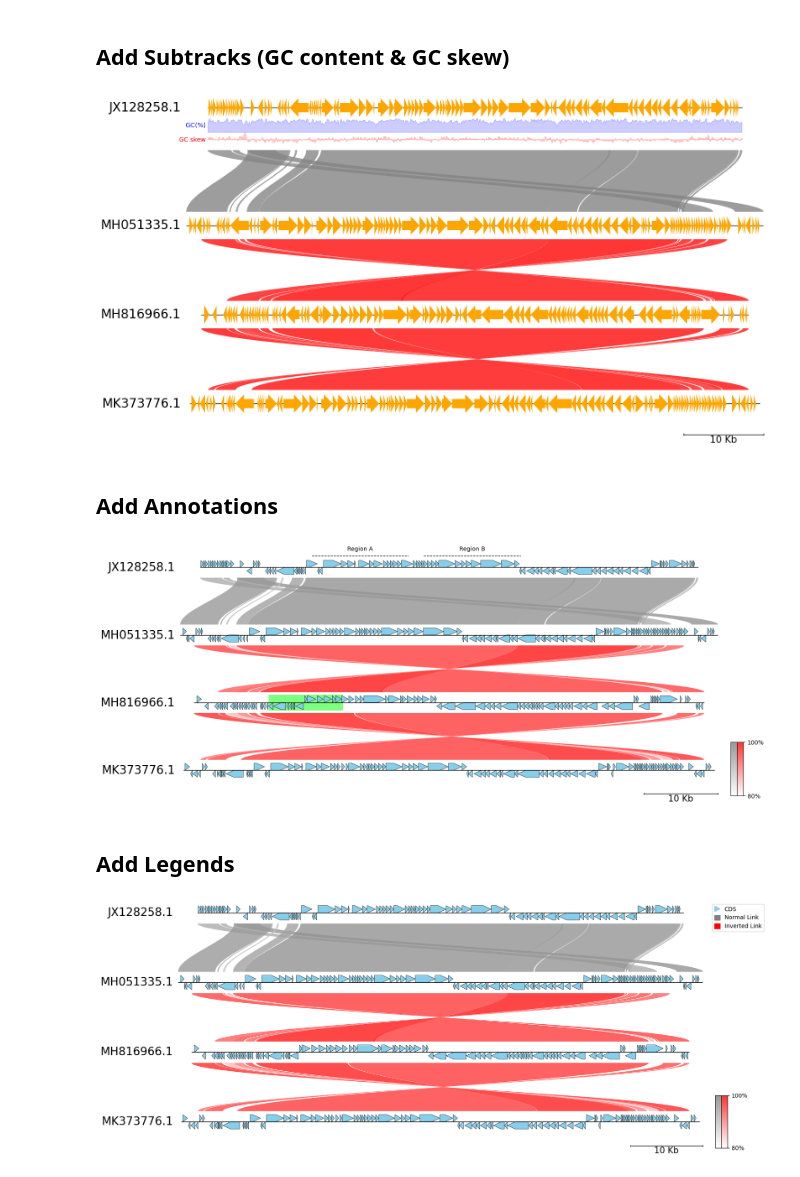
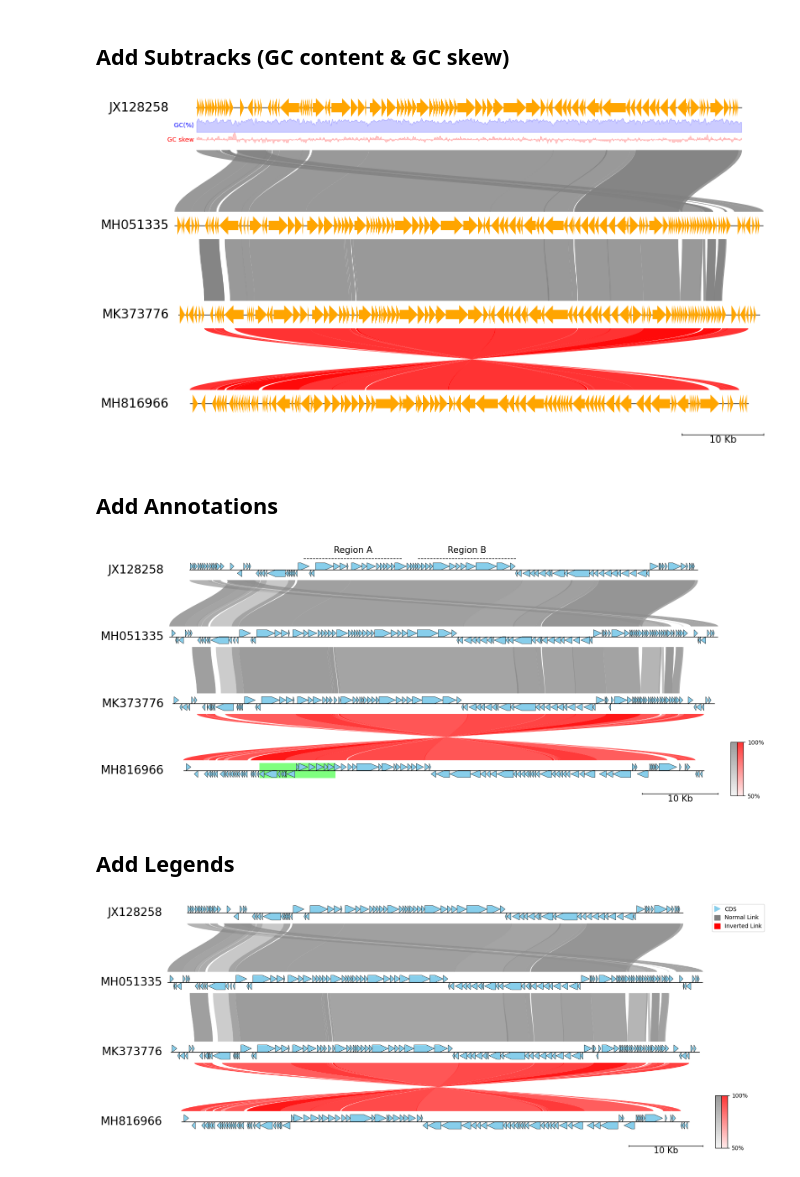
Before and after one commit to moshi4/pyGenomeViz, a Jupyter notebook: docs/examples/customization_tips.ipynb, the cells around one changed output. Drawn from its saved outputs; the diff is of its cells as text; code cells hidden in the pictures.

```diff
--- a/docs/examples/customization_tips.ipynb
+++ b/docs/examples/customization_tips.ipynb
@@ -18,7 +18,7 @@ gv = GenomeViz(
 )
 
 # Add features from genbank file
-gbk_files, links = load_dataset("phage")
+gbk_files, links = load_dataset("escherichia_phage")
 gbk_list = [Genbank(f) for f in gbk_files]
 for gbk in gbk_list:
     track = gv.add_feature_track(gbk.name, gbk.genome_length)
@@ -28,14 +28,14 @@ for gbk in gbk_list:
 for link in links:
     link1 = (link.ref_name, link.ref_start, link.ref_end)
     link2 = (link.query_name, link.query_start, link.query_end)
-    gv.add_link(link1, link2, interpolation_value=link.identity, curve=True, alpha=0.8)
+    gv.add_link(link1, link2, curve=True, alpha=0.8)
 
 # Add subtracks to top track for plotting 'GC content' & 'GC skew'
 gv.add_feature_subtrack(gv.top_track.name, "gc_content", ratio=0.7)
 gv.add_feature_subtrack(gv.top_track.name, "gc_skew", ratio=0.7)
 
 # Create figure
-fig = gv.plotfig(dpi=100)
+fig = gv.plotfig()
 
 # Plot GC content for top track
 gc_content_ax = gv.top_track.subtracks[0].ax  # or, gv.get_track("gc_content").ax
@@ -54,7 +54,7 @@ pos_list += gv.top_track.offset  # Offset is required if align_type is not 'left
 gc_skew_ax.fill_between(pos_list, gc_skew_list, alpha=0.2, color="red")
 _ = gc_skew_ax.text(gv.top_track.offset, 0, "GC skew ", ha="right", va="center", color="red")
 # %% [output]
-[figure, old version]
+[figure, new version]
 # %% [markdown]
 ## Add Annotations
 # %%
@@ -70,41 +70,42 @@ gv = GenomeViz(
 )
 
 # Add features from genbank file
-gbk_files, links = load_dataset("phage")
+gbk_files, links = load_dataset("escherichia_phage")
 gbk_list = [Genbank(f) for f in gbk_files]
 for gbk in gbk_list:
     track = gv.add_feature_track(gbk.name, gbk.genome_length)
     track.add_genbank_features(gbk, plotstyle="arrow", facecolor="skyblue", linewidth=0.5, arrow_shaft_ratio=1.0)
 
 # Add links
+min_identity = int(min([link.identity for link in links]))
 for link in links:
     link1 = (link.ref_name, link.ref_start, link.ref_end)
     link2 = (link.query_name, link.query_start, link.query_end)
-    gv.add_link(link1, link2, interpolation_value=link.identity, curve=True, alpha=0.8, vmin=80)
+    gv.add_link(link1, link2, v=link.identity, vmin=min_identity, curve=True)
 
 # Create figure
-fig = gv.plotfig(dpi=100)
+fig = gv.plotfig()
 
 # Add label annotation to top track
 regions = (("Region A", 15000, 28000), ("Region B", 30000, 43000))  # (label, start, end)
 for region in regions:
     label, start, end = region[0], region[1] + gv.top_track.offset, region[2] + gv.top_track.offset
     center = int((start + end) / 2)
     gv.top_track.ax.hlines(1.5, start, end, colors="black", linewidth=1, linestyles="dashed", clip_on=False)
-    gv.top_track.ax.text(center, 2.0, label, ha="center", va="bottom")
+    gv.top_track.ax.text(center, 2.0, label, fontsize=15, ha="center", va="bottom")
 
-# Add box annotation to 'MH816966.1' track
-target_track = gv.get_track("MH816966.1")
+# Add box annotation to 'MH816966' track
+target_track = gv.get_track("MH816966")
 box_xmin, box_xmax = 10000, 20000
 box_xmin += target_track.offset  # Offset is required if align_type is not 'left'
 box_xmax += target_track.offset
 x, y = (box_xmin, box_xmin, box_xmax, box_xmax), (1, -1, -1, 1)
 target_track.ax.fill(x, y, fc="lime", linewidth=0, alpha=0.5, zorder=-10)
 
 # Add colorbar annotation for similarity comparison links
-gv.set_colorbar(fig, alpha=0.8, vmin=80)
+gv.set_colorbar(fig, vmin=min_identity)
 # %% [output]
-[figure, old version]
+[figure, new version]
 # %% [markdown]
 ## Add Legends
 # %%
@@ -122,20 +123,21 @@ gv = GenomeViz(
 )
 
 # Add features from genbank file
-gbk_files, links = load_dataset("phage")
+gbk_files, links = load_dataset("escherichia_phage")
 gbk_list = [Genbank(f) for f in gbk_files]
 for gbk in gbk_list:
     track = gv.add_feature_track(gbk.name, gbk.genome_length)
     track.add_genbank_features(gbk, plotstyle="arrow", facecolor="skyblue", linewidth=0.5, arrow_shaft_ratio=1.0)
 
 # Add links
+min_identity = int(min([link.identity for link in links]))
 for link in links:
     link1 = (link.ref_name, link.ref_start, link.ref_end)
     link2 = (link.query_name, link.query_start, link.query_end)
-    gv.add_link(link1, link2, interpolation_value=link.identity, curve=True, alpha=0.8, vmin=80)
+    gv.add_link(link1, link2, v=link.identity, vmin=min_identity, curve=True)
 
 # Create figure
-fig = gv.plotfig(dpi=100)
+fig = gv.plotfig()
 
 # Add Legends (Maybe there is a better way)
 handles = [
@@ -146,6 +148,6 @@ handles = [
 legend = fig.legend(handles=handles, frameon=True, bbox_to_anchor=(1, 0.99), loc="upper left", ncol=1, handlelength=1, handleheight=1)
 
 # Add colorbar annotation for similarity comparison links
-gv.set_colorbar(fig, alpha=0.8, vmin=80)
+gv.set_colorbar(fig, vmin=min_identity)
 # %% [output]
-[figure, old version]
+[figure, new version]
```
Also changed, not shown: 6 other files.
